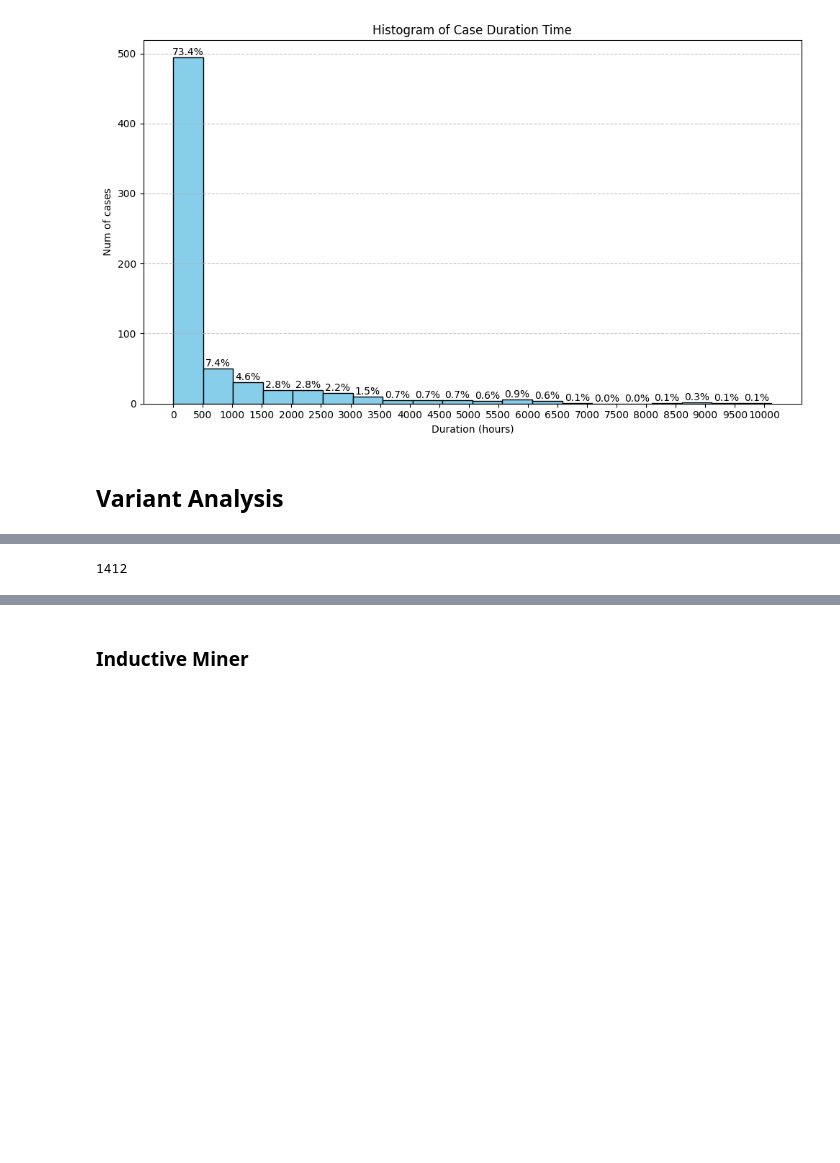
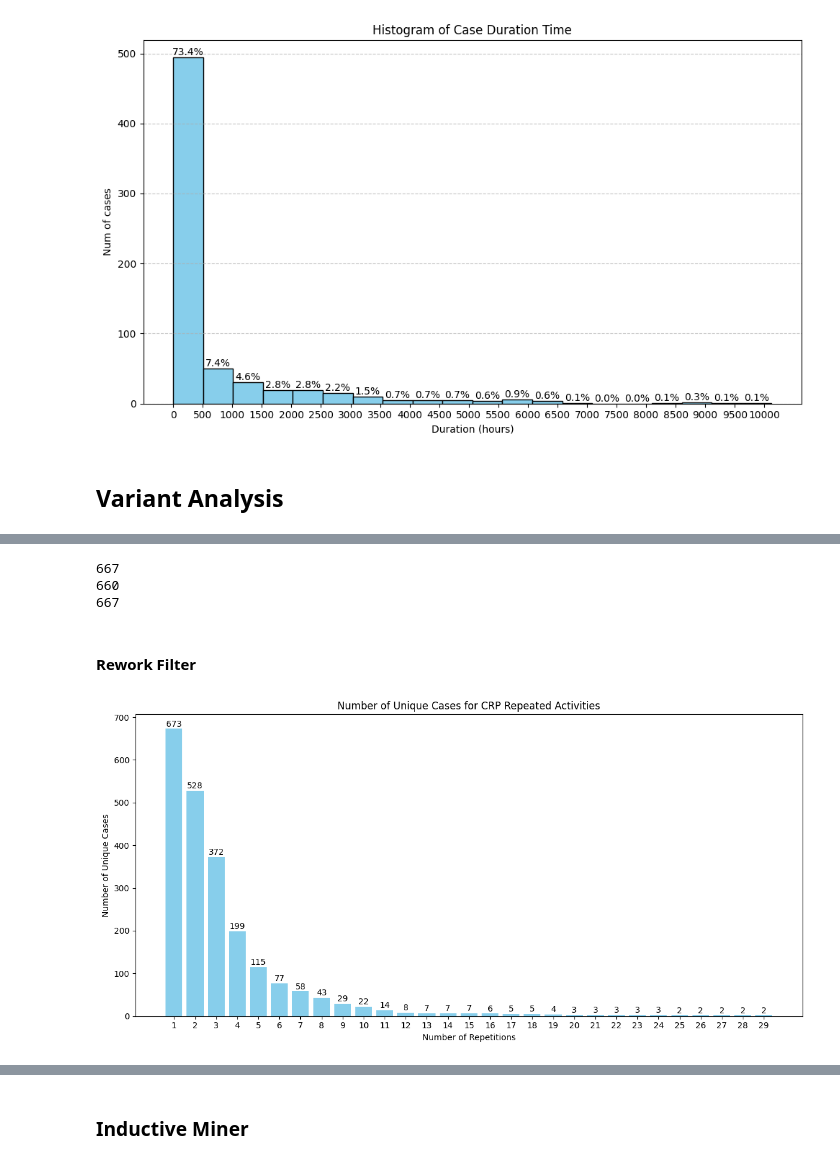
Before and after one commit to LukaszSzarecki/bis-project, a Jupyter notebook: filtering.ipynb, the cells around one changed output, grey strips where cells are left out. Drawn from its saved outputs; the diff is of its cells as text; code cells hidden in the pictures; blank space fills up the shorter version.

Commit message:
Variant Analyzes - rework filter 1

```diff
--- a/filtering.ipynb
+++ b/filtering.ipynb
@@ -278,9 +278,48 @@ dfg = dfg_discovery.apply(filtered_log)
 gviz = dfg_visualization.apply(dfg, log=filtered_log, variant=dfg_visualization.Variants.FREQUENCY)
 dfg_visualization.view(gviz)
 # %%
-y = pm4py.filter_between(filtered_log_df, "ER Registration", "CRP")
-y = pm4py.filter_between(filtered_log_df, "ER Registration", "Leucocytes")
-y = pm4py.filter_between(filtered_log_df, "CRP", "Leucocytes")
-len(y['case:concept:name'].unique())
+# Between Filter
+
+a = pm4py.filter_between(filtered_log_df, "ER Registration", "ER Triage")
+b = pm4py.filter_between(filtered_log_df, "ER Triage", "ER Sepsis Triage")
+c = pm4py.filter_between(filtered_log_df, "ER Registration", "ER Sepsis Triage")
+# y = pm4py.filter_between(filtered_log_df, "CRP", "Leucocytes")
+print(len(a['case:concept:name'].unique()))
+print(len(b['case:concept:name'].unique()))
+print(len(c['case:concept:name'].unique()))
+print('\n')
 # %% [output]
-1412
+667
+660
+667
+# %% [markdown]
+#### Rework Filter
+# %%
+# CRP activity - repetition
+
+min = 1
+max = 30
+crp_repetitions_num = np.arange(min, max, 1)
+crp_repeated = []
+for i in crp_repetitions_num:
+    d = pm4py.filter_activities_rework(filtered_log_df, "CRP",i)
+    crp_repeated.append(len(d['case:concept:name'].unique()))
+
+# Plotting the bar plot
+plt.figure(figsize=(12, 6))
+bars = plt.bar(crp_repetitions_num, crp_repeated, color='skyblue')
+plt.xlabel('Number of Repetitions')
+plt.ylabel('Number of Unique Cases')
+plt.title('Number of Unique Cases for CRP Repeated Activities')
+plt.xticks(ticks=np.arange(min, max, 1))  # Adjust ticks for better readability
+plt.tight_layout()
+
+# Adding annotations to the bars
+for bar in bars:
+    yval = bar.get_height()
+    plt.text(bar.get_x() + bar.get_width()/2, yval + 1, int(yval), ha='center', va='bottom')
+
+# Show the plot
+plt.show()
+# %% [output]
+[figure, added]
```
Also changed, not shown: parts of 2 cells of this notebook.
